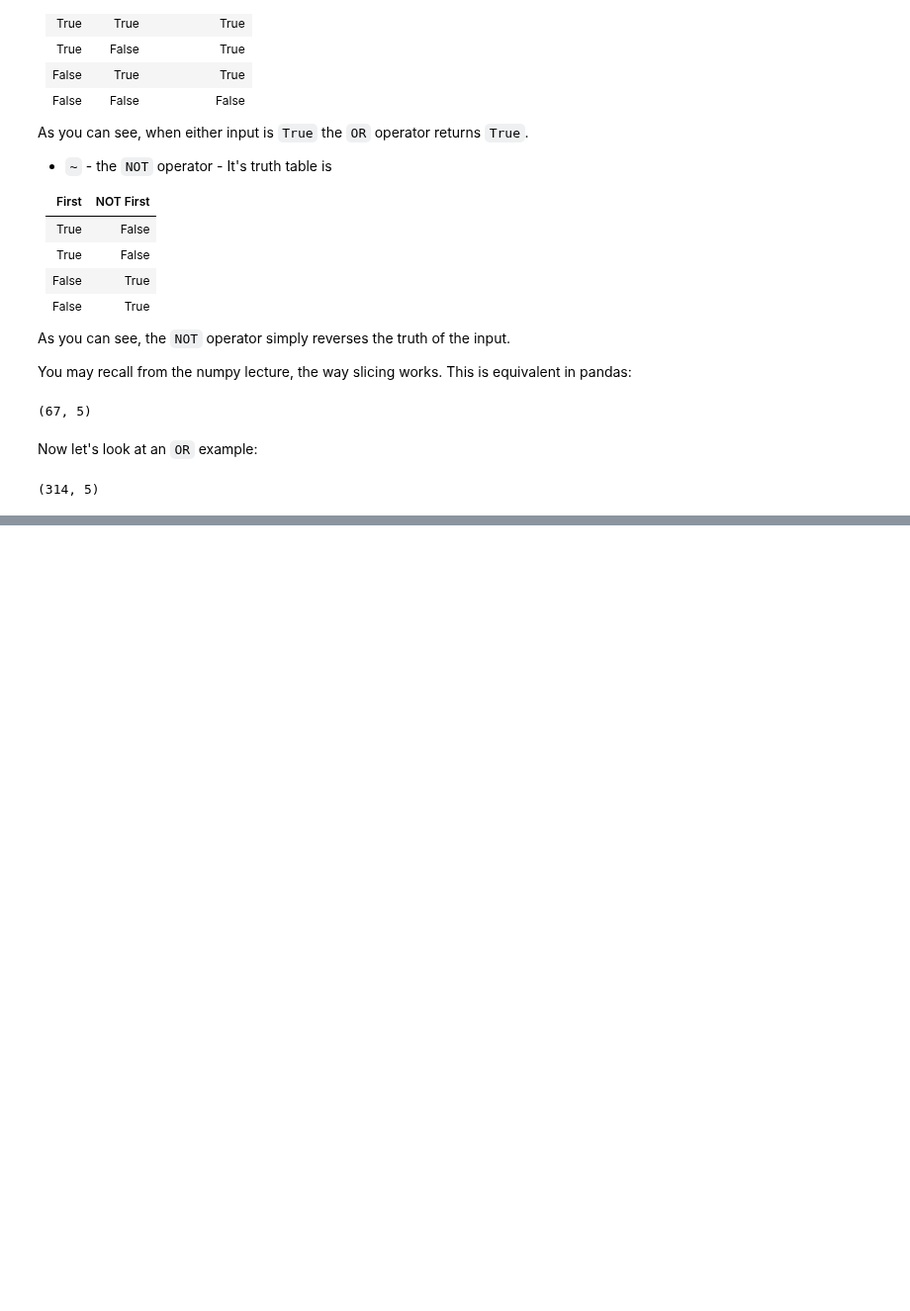
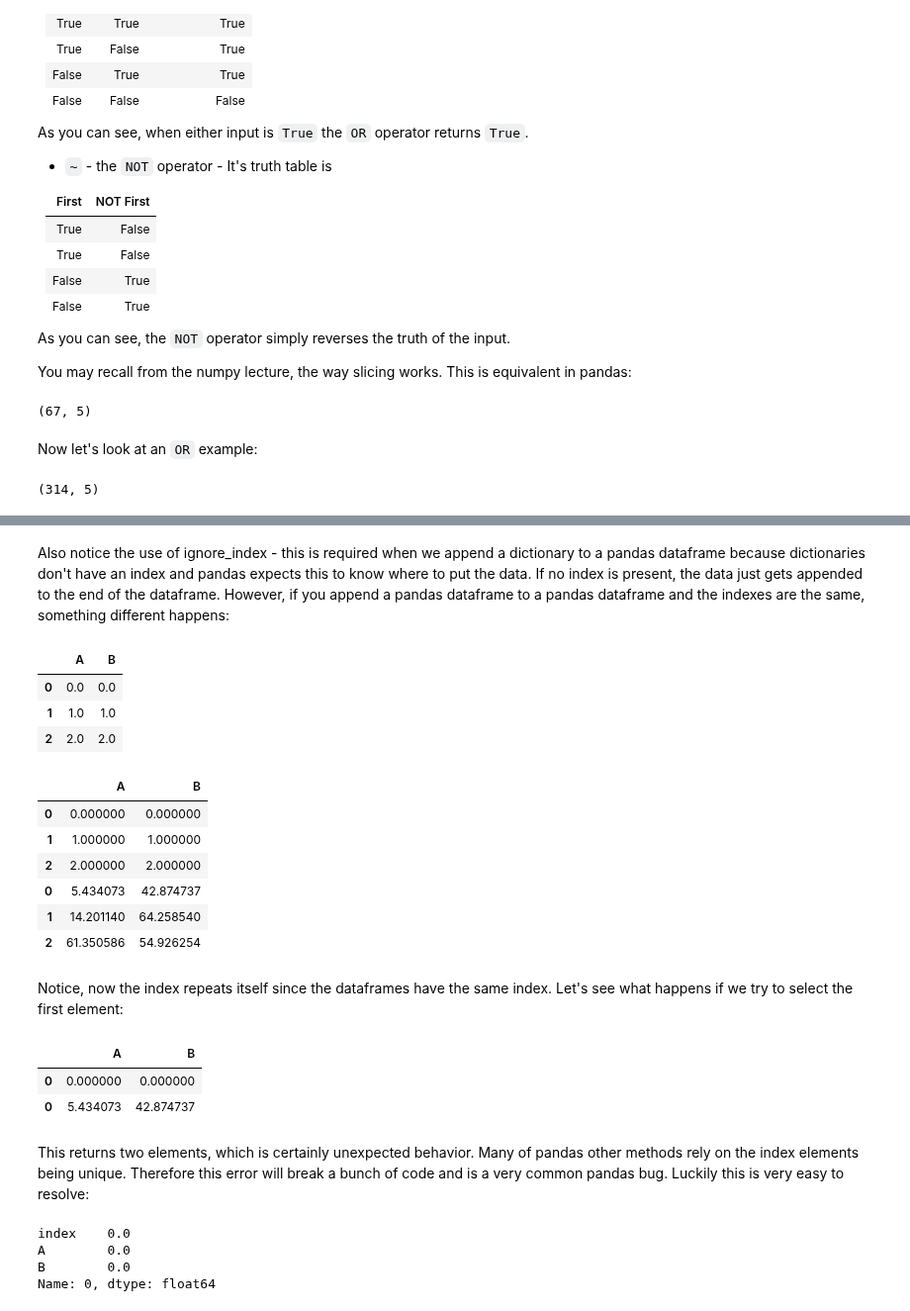
Before and after one commit to EricSchles/datascience_book, a Jupyter notebook: intro_to_python/pandas_basics/Pandas Basics.ipynb, the cells around one changed output, grey strips where cells are left out. Shown at 99% size. Drawn from its saved outputs; the diff is of its cells as text; code cells hidden in the pictures; blank space fills up the shorter version.

```diff
--- a/intro_to_python/pandas_basics/Pandas Basics.ipynb
+++ b/intro_to_python/pandas_basics/Pandas Basics.ipynb
@@ -558,0 +586,51 @@ While we will introduce the topic here, we will not provide an _exhaustive_ enum
+# %% [markdown]
+Also notice the use of ignore_index - this is required when we append a dictionary to a pandas dataframe because dictionaries don't have an index and pandas expects this to know where to put the data.  If no index is present, the data just gets appended to the end of the dataframe.  However, if you append a pandas dataframe to a pandas dataframe and the indexes are the same, something different happens:
+# %%
+import pandas as pd
+import numpy as np
+
+matrix_one = np.random.rand(3, 2) * 100
+df_one = pd.DataFrame(matrix_one, columns=["A", "B"])
+df_two = pd.DataFrame()
+
+for index in range(3):
+    df_two = df_two.append({
+        "A": index,
+        "B": index
+    }, ignore_index=True)
+
+df_two
+# %% [output]
+|  | A | B |
+| 0 | 0.0 | 0.0 |
+| 1 | 1.0 | 1.0 |
+| 2 | 2.0 | 2.0 |
+# %%
+df_two = df_two.append(df_one)
+df_two
+# %% [output]
+|  | A | B |
+| 0 | 0.000000 | 0.000000 |
+| 1 | 1.000000 | 1.000000 |
+| 2 | 2.000000 | 2.000000 |
+| 0 | 5.434073 | 42.874737 |
+| 1 | 14.201140 | 64.258540 |
+| 2 | 61.350586 | 54.926254 |
+# %% [markdown]
+Notice, now the index repeats itself since the dataframes have the same index.  Let's see what happens if we try to select the first element:
+# %%
+df_two.loc[0]
+# %% [output]
+|  | A | B |
+| 0 | 0.000000 | 0.000000 |
+| 0 | 5.434073 | 42.874737 |
+# %% [markdown]
+This returns two elements, which is certainly unexpected behavior.  Many of pandas other methods rely on the index elements being unique.  Therefore this error will break a bunch of code and is a very common pandas bug.  Luckily this is very easy to resolve:
+# %%
+df_two = df_two.reset_index()
+df_two.loc[0]
+# %% [output]
+index    0.0
+A        0.0
+B        0.0
+Name: 0, dtype: float64
```
Also changed, not shown: parts of 27 cells of this notebook.
